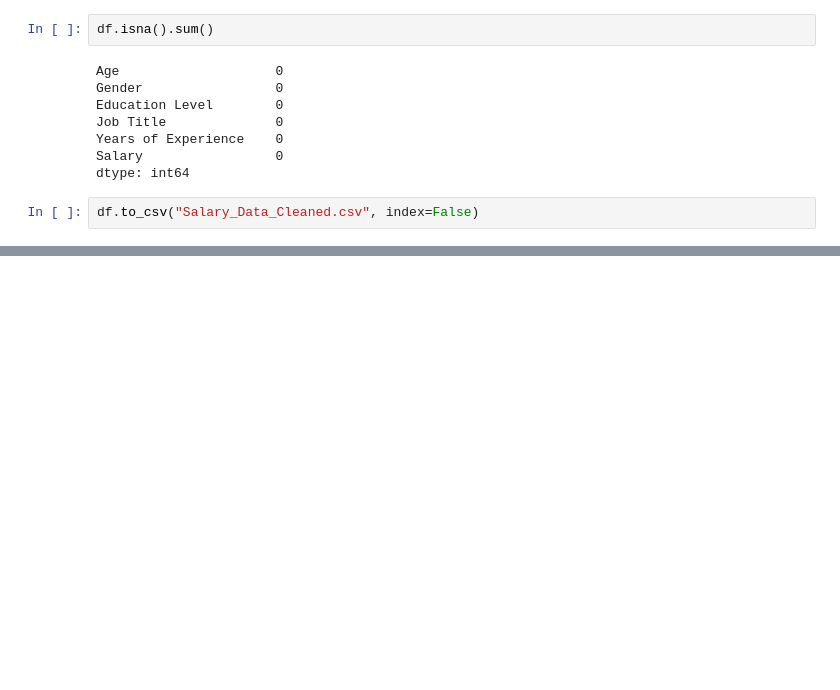
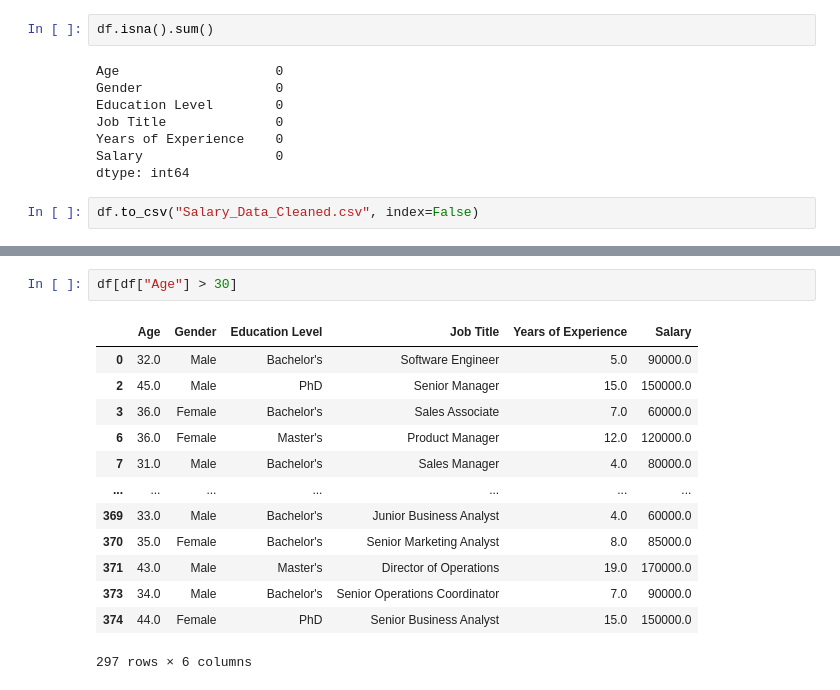
Before and after one commit to entixl/employe_salary_predection, a Jupyter notebook: salary_predection.ipynb, the cells around one changed output, grey strips where cells are left out. Cells and saved outputs as stored; diff of their text form; blank space fills up the shorter version.

```diff
--- a/salary_predection.ipynb
+++ b/salary_predection.ipynb
@@ -54,0 +243,16 @@ df.to_csv("Salary_Data_Cleaned.csv", index=False)
+# %%
+df[df["Age"] > 30]
+# %% [output]
+|  | Age | Gender | Education Level | Job Title | Years of Experience | Salary |
+| 0 | 32.0 | Male | Bachelor's | Software Engineer | 5.0 | 90000.0 |
+| 2 | 45.0 | Male | PhD | Senior Manager | 15.0 | 150000.0 |
+| 3 | 36.0 | Female | Bachelor's | Sales Associate | 7.0 | 60000.0 |
+| 6 | 36.0 | Female | Master's | Product Manager | 12.0 | 120000.0 |
+| 7 | 31.0 | Male | Bachelor's | Sales Manager | 4.0 | 80000.0 |
+| ... | ... | ... | ... | ... | ... | ... |
+| 369 | 33.0 | Male | Bachelor's | Junior Business Analyst | 4.0 | 60000.0 |
+| 370 | 35.0 | Female | Bachelor's | Senior Marketing Analyst | 8.0 | 85000.0 |
+| 371 | 43.0 | Male | Master's | Director of Operations | 19.0 | 170000.0 |
+| 373 | 34.0 | Male | Bachelor's | Senior Operations Coordinator | 7.0 | 90000.0 |
+| 374 | 44.0 | Female | PhD | Senior Business Analyst | 15.0 | 150000.0 |
+297 rows × 6 columns
```
Also changed, not shown: parts of 35 cells of this notebook.
